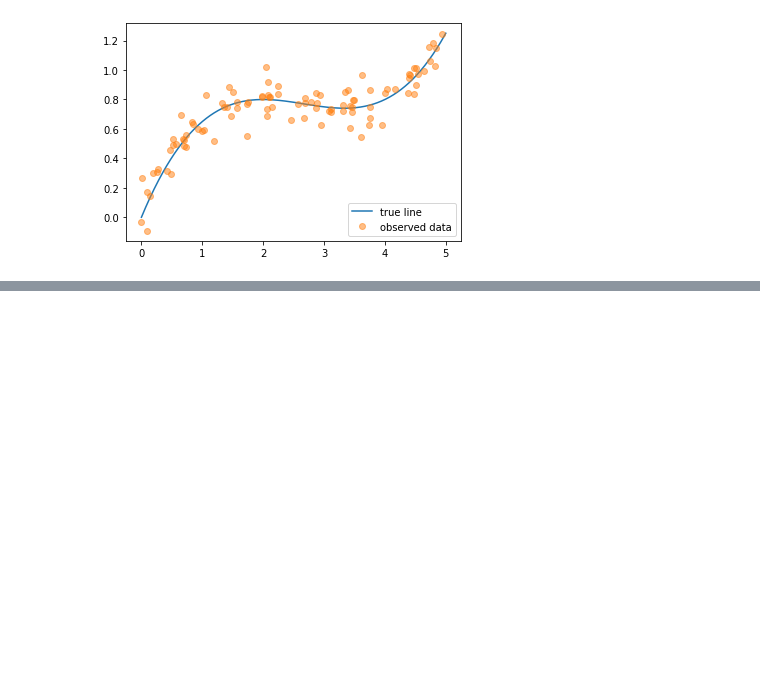
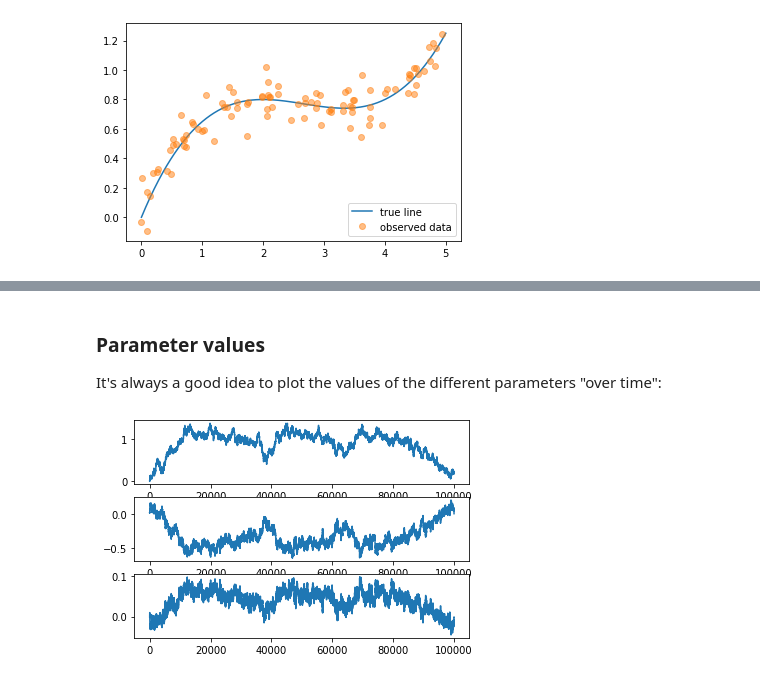
Before and after one commit to prior-knowledge/bayestime, a Jupyter notebook: 02/02_MCMC_from_scratch.ipynb, the cells around one changed output, grey strips where cells are left out. Saved outputs shown, nothing was run; the diff lists cells and outputs as text; code cells hidden in the pictures; blank space fills up the shorter version.

```diff
--- a/02/02_MCMC_from_scratch.ipynb
+++ b/02/02_MCMC_from_scratch.ipynb
@@ -230,0 +295,10 @@ for i in range(20000, 50000, 500):
+# %% [markdown]
+### Parameter values
+
+It's always a good idea to plot the values of the different parameters "over time":
+# %%
+for i in range(3):
+    plt.subplot(3,1,i+1)
+    plt.plot(thetas[:,i])
+# %% [output]
+[figure, added]
```
Also changed, not shown: parts of 61 cells of this notebook.
